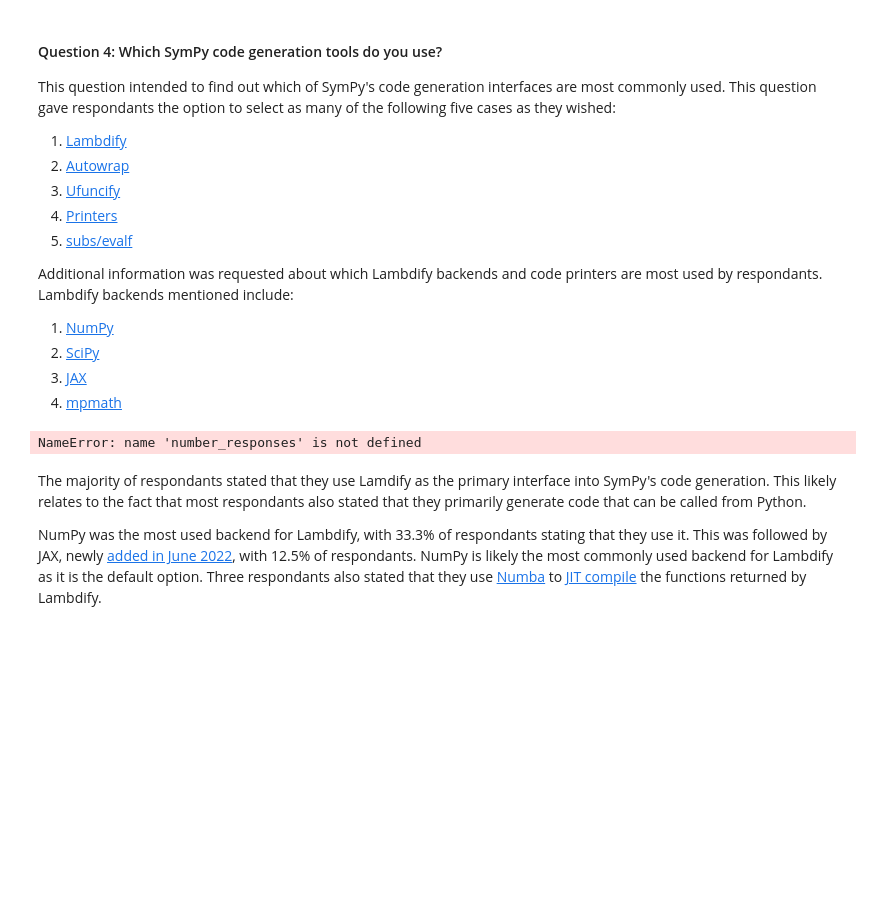
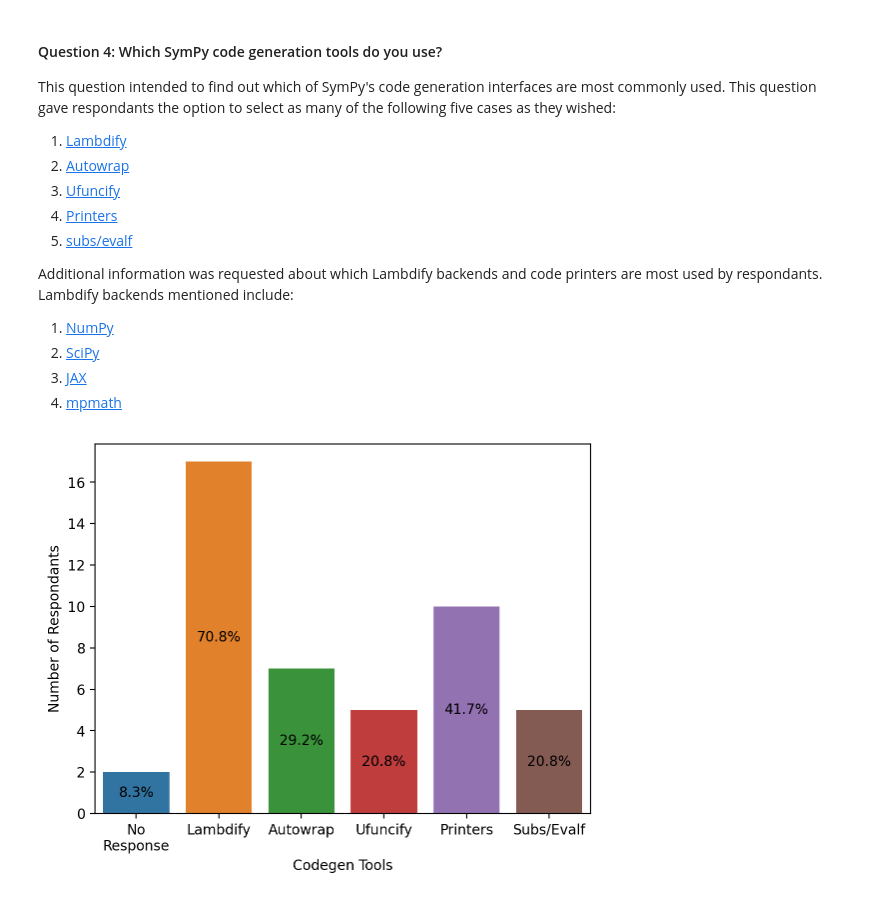
Before and after one commit to sympy/sympy-codegen-survey, a Jupyter notebook: analysis.ipynb, the cells around one changed output. Drawn from its saved outputs; the diff is of its cells as text; code cells hidden in the pictures; blank space fills up the shorter version.

```diff
--- a/analysis.ipynb
+++ b/analysis.ipynb
@@ -267,20 +270,16 @@ CODEGEN_TOOL_MAPPING = {
 # %%
-codegen_tool_counts = collections.Counter()
+codegen_tool_count = collections.Counter()
 for response in df[codegen_tool].fillna(0).astype("str"):
-    codegen_tool_counts.update(response.split(","))
+    codegen_tool_count.update(response.split(","))
 
-codegen_tool_df = pd.Series(codegen_tool_counts, name="codegen tool").sort_index().to_frame()
-codegen_tool_proportions = [f"{((users / number_responses) * 100):.1f}%" for users in codegen_tool_df["codegen tool"]]
+codegen_tool_df = pd.Series(codegen_tool_count, name="codegen tool").sort_index().to_frame()
+codegen_tool_proportion = [f"{((user / number_response) * 100):.1f}%" for user in codegen_tool_df["codegen tool"]]
 
 ax = sns.barplot(x=codegen_tool_df.index, y=codegen_tool_df["codegen tool"])
-ax.bar_label(ax.containers[0], codegen_tool_proportions, label_type='center')
+ax.bar_label(ax.containers[0], codegen_tool_proportion, label_type='center')
 ax.set_xticklabels(list(CODEGEN_TOOL_MAPPING.values()))
 ax.set_xlabel("Codegen Tools")
 ax.set_ylabel("Number of Respondants")
 _ = ax.set_xticklabels(textwrap.fill(x.get_text(), 10) for x in ax.get_xticklabels())
 # %% [output]
-NameError: name 'number_responses' is not defined
+[figure, added]
-# %% [markdown]
-The majority of respondants stated that they use Lamdify as the primary interface into SymPy's code generation. This likely relates to the fact that most respondants also stated that they primarily generate code that can be called from Python.
-
-NumPy was the most used backend for Lambdify, with 33.3% of respondants stating that they use it. This was followed by JAX, newly [added in June 2022](https://github.com/sympy/sympy/pull/23627), with 12.5% of respondants. NumPy is likely the most commonly used backend for Lambdify as it is the default option. Three respondants also stated that they use [Numba](https://numba.pydata.org) to [JIT compile](https://en.wikipedia.org/wiki/Just-in-time_compilation) the functions returned by Lambdify.
```
Also changed, not shown: parts of 20 cells of this notebook.
